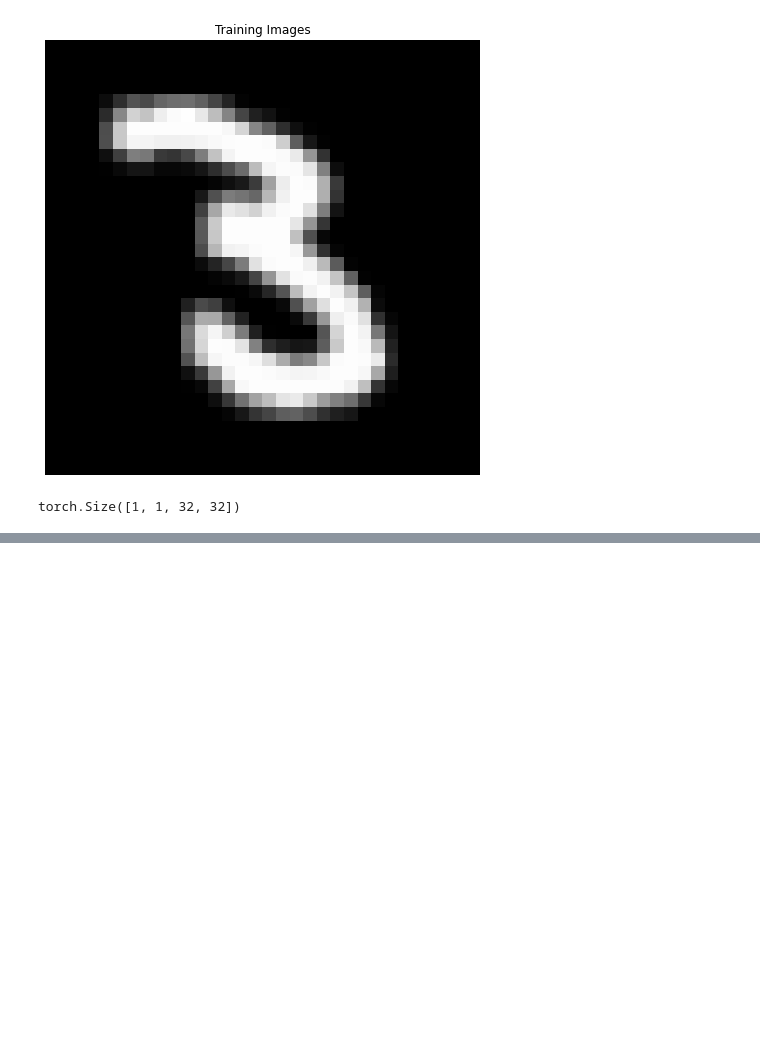
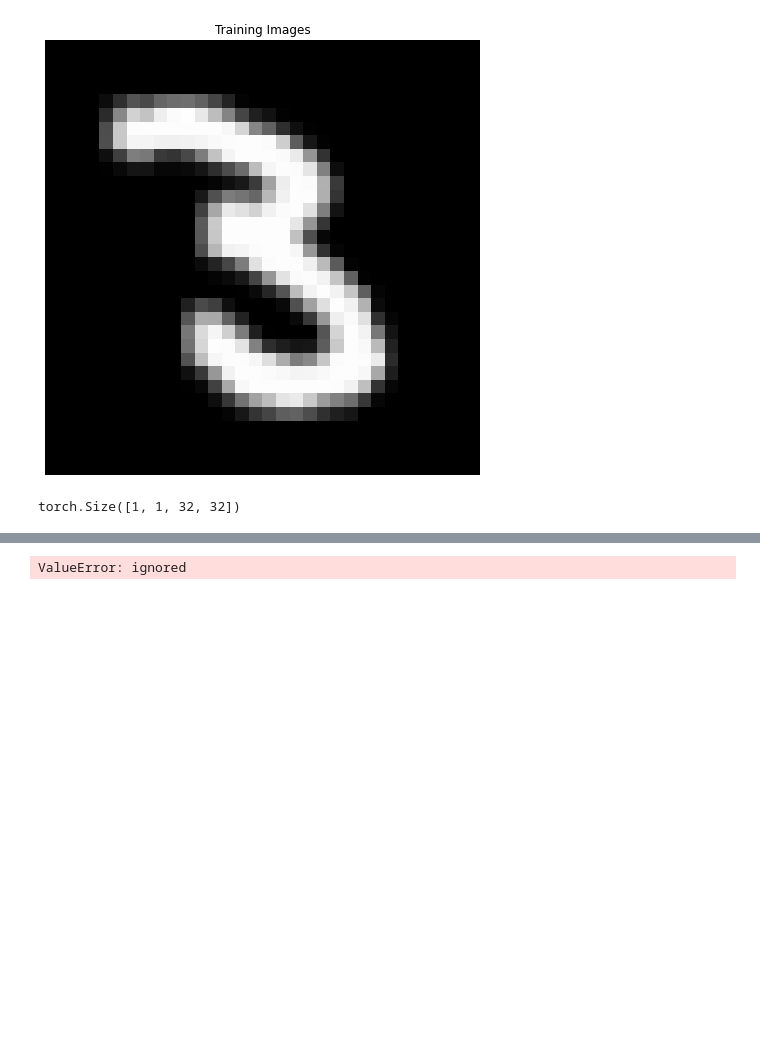
Before and after one commit to AmirHDehghan/AI_MED_Internship, a Jupyter notebook: CycleGan/MyFirstCycleGan.ipynb, the cells around one changed output, grey strips where cells are left out. Cells and saved outputs as stored; diff of their text form; code cells hidden in the pictures; blank space fills up the shorter version.

```diff
--- a/CycleGan/MyFirstCycleGan.ipynb
+++ b/CycleGan/MyFirstCycleGan.ipynb
@@ -347,8 +390,11 @@ plt.show()
 # %%
 #Visualization of G’s progression
 fig = plt.figure(figsize=(8,8))
 plt.axis("off")
-ims = [[plt.imshow(np.transpose(i,(1,2,0)), animated=True)] for i in img_list]
+ims = [[plt.imshow(np.transpose(i.detach().numpy(),(1,2,0)), animated=True)] for i in img_list]
 ani = animation.ArtistAnimation(fig, ims, interval=1000, repeat_delay=1000, blit=True)
 
 HTML(ani.to_jshtml())
+# %% [output]
+ValueError: ignored
+[figure, added]
```
Also changed, not shown: parts of 8 cells of this notebook.
